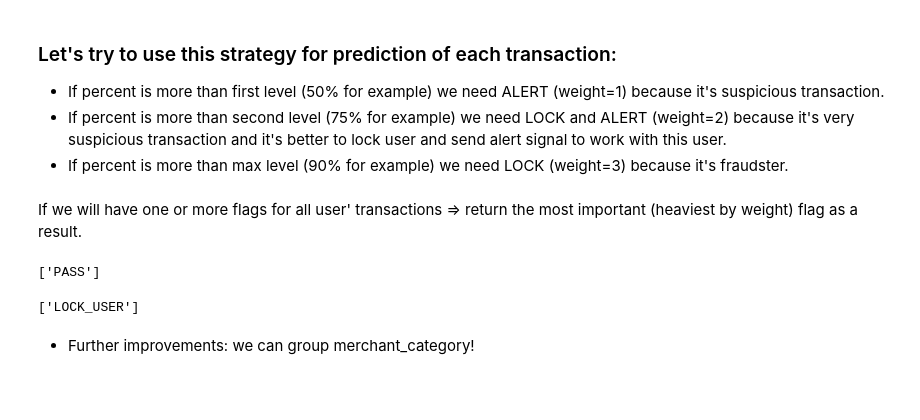
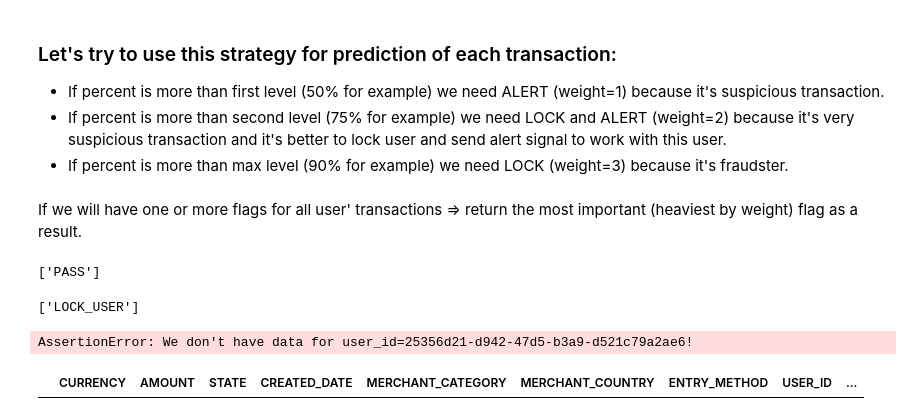
Before and after one commit to VladimirNikiforov/python_common, a Jupyter notebook: challenges/catching_fraud/notebooks/FinCrime.ipynb, the cells around one changed output. Saved outputs shown, nothing was run; the diff lists cells and outputs as text; code cells hidden in the pictures; blank space fills up the shorter version.

Commit message:
FinCrime patrol-function implementation

```diff
--- a/challenges/catching_fraud/notebooks/FinCrime.ipynb
+++ b/challenges/catching_fraud/notebooks/FinCrime.ipynb
@@ -1224,5 +1210,14 @@ patrol(user_id='1872820f-e3ac-4c02-bdc7-727897b60043')
 patrol(user_id='fb23710b-609a-49bf-8a9a-be49c59ce6de')
 # %% [output]
 ['LOCK_USER']
-# %% [markdown]
-*  Further improvements: we can group merchant_category!
+# %%
+# check first 100 users from users' dataset
+{u: patrol(user_id=u) for u in user_df['ID'].head(100).values}
+# %% [output]
+AssertionError: We don't have data for user_id=25356d21-d942-47d5-b3a9-d521c79a2ae6!
+# %%
+# and there is no transaction for this user indeed
+trn_df = pd.read_csv('../data/transactions.csv')
+trn_df[trn_df['USER_ID']=='25356d21-d942-47d5-b3a9-d521c79a2ae6']
+# %% [output]
+|  | CURRENCY | AMOUNT | STATE | CREATED_DATE | MERCHANT_CATEGORY | MERCHANT_COUNTRY | ENTRY_METHOD | USER_ID | ... |
```
Also changed, not shown: parts of 40 cells of this notebook, 6 other files.
